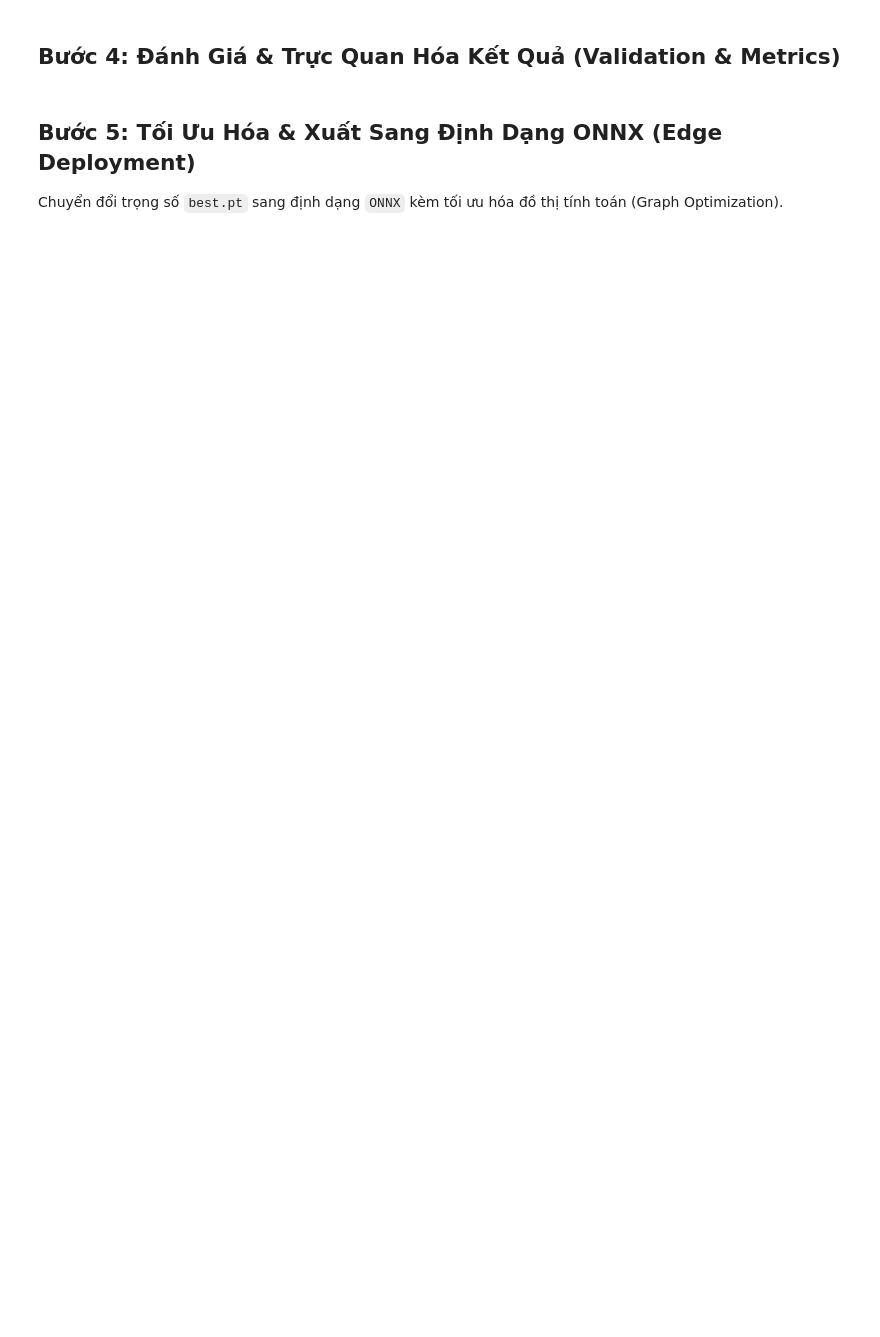
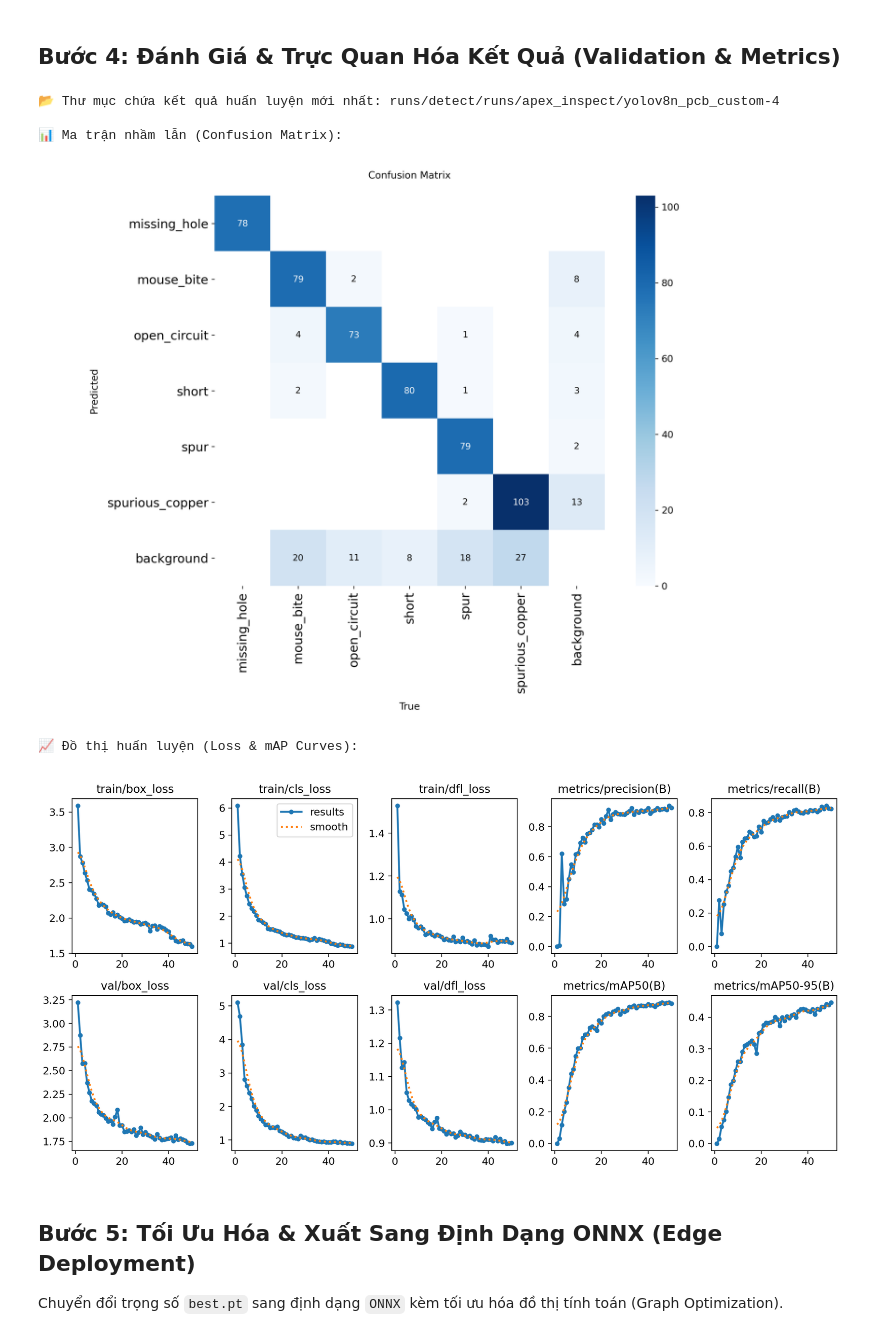
Before and after one commit to imtarget05/ApexInspect-AI, a Jupyter notebook: notebooks/train_pcb_defect_yolo.ipynb, the cells around one changed output. Cells and saved outputs as stored; diff of their text form; code cells hidden in the pictures; blank space fills up the shorter version.

```diff
--- a/notebooks/train_pcb_defect_yolo.ipynb
+++ b/notebooks/train_pcb_defect_yolo.ipynb
@@ -91,18 +322,44 @@ print("🎉 Quá trình huấn luyện đã hoàn tất!")
 ## Bước 4: Đánh Giá & Trực Quan Hóa Kết Quả (Validation & Metrics)
 # %%
 from IPython.display import Image, display
+import os
+import glob
 
-# Hiển thị ma trận nhầm lẫn (Confusion Matrix)
-conf_matrix_path = "runs/apex_inspect/yolov8n_pcb_custom/confusion_matrix.png"
-if os.path.exists(conf_matrix_path):
-    print("📊 Ma trận nhầm lẫn (Confusion Matrix):")
-    display(Image(filename=conf_matrix_path))
+# Tìm đường dẫn thư mục runs gần đây nhất vừa huấn luyện xong
+runs_dirs = glob.glob("runs/detect/runs/apex_inspect/yolov8n_pcb_custom*")
+if not runs_dirs:
+    # Đề phòng lưu ở thư mục gốc mặc định
+    runs_dirs = glob.glob("runs/apex_inspect/yolov8n_pcb_custom*")
 
-# Hiển thị biểu đồ kết quả mAP và Loss
-results_path = "runs/apex_inspect/yolov8n_pcb_custom/results.png"
-if os.path.exists(results_path):
-    print("📈 Đồ thị huấn luyện (Loss & mAP Curves):")
-    display(Image(filename=results_path))
+if runs_dirs:
+    # Lấy thư mục mới nhất
+    latest_run_dir = sorted(runs_dirs)[-1]
+    print(f"📂 Thư mục chứa kết quả huấn luyện mới nhất: {latest_run_dir}\n")
+
+    # Hiển thị ma trận nhầm lẫn (Confusion Matrix)
+    conf_matrix_path = os.path.join(latest_run_dir, "confusion_matrix.png")
+    if os.path.exists(conf_matrix_path):
+        print("📊 Ma trận nhầm lẫn (Confusion Matrix):")
+        display(Image(filename=conf_matrix_path))
+    else:
+        print("⚠️ Không tìm thấy file confusion_matrix.png")
+
+    # Hiển thị biểu đồ kết quả mAP và Loss
+    results_path = os.path.join(latest_run_dir, "results.png")
+    if os.path.exists(results_path):
+        print("📈 Đồ thị huấn luyện (Loss & mAP Curves):")
+        display(Image(filename=results_path))
+    else:
+        print("⚠️ Không tìm thấy file results.png")
+else:
+    print("❌ Không tìm thấy bất kỳ thư mục kết quả huấn luyện nào ở cả hai đường dẫn cấu hình!")
+# %% [output]
+📂 Thư mục chứa kết quả huấn luyện mới nhất: runs/detect/runs/apex_inspect/yolov8n_pcb_custom-4
+
+📊 Ma trận nhầm lẫn (Confusion Matrix):
+[figure, added]
+📈 Đồ thị huấn luyện (Loss & mAP Curves):
+[figure, added]
 # %% [markdown]
 ## Bước 5: Tối Ưu Hóa & Xuất Sang Định Dạng ONNX (Edge Deployment)
 Chuyển đổi trọng số `best.pt` sang định dạng `ONNX` kèm tối ưu hóa đồ thị tính toán (Graph Optimization).
```
Also changed, not shown: parts of 7 cells of this notebook, 3 other files.
